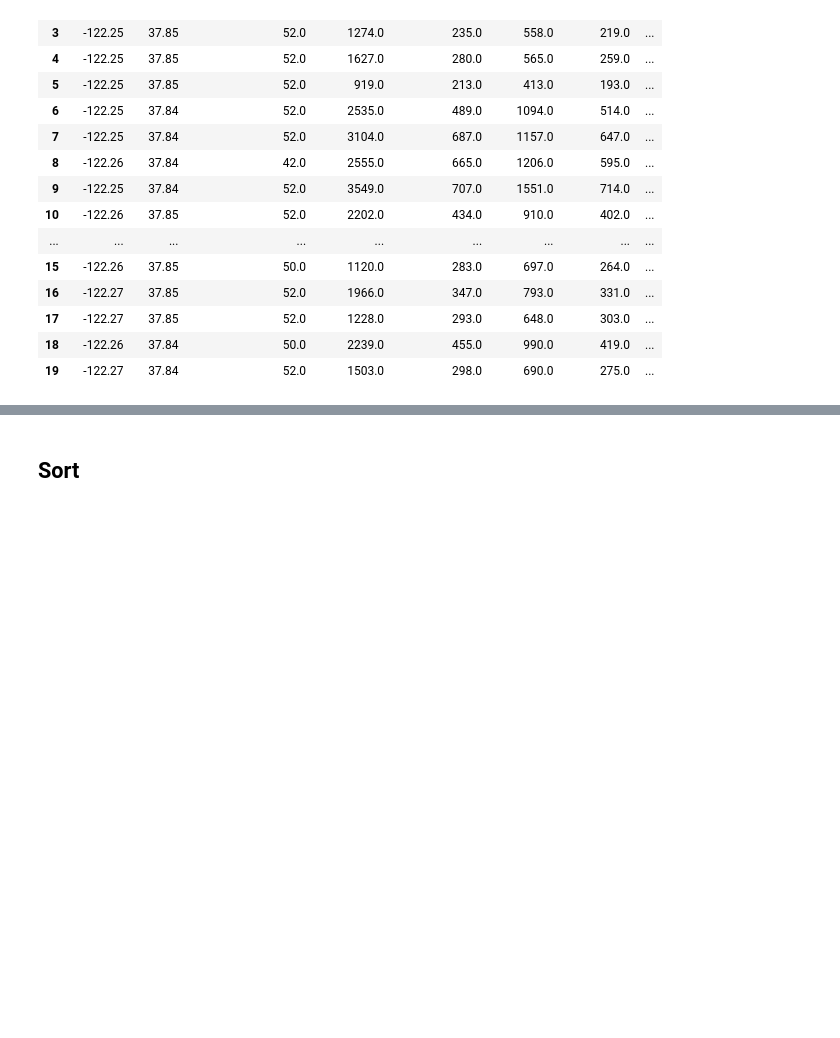
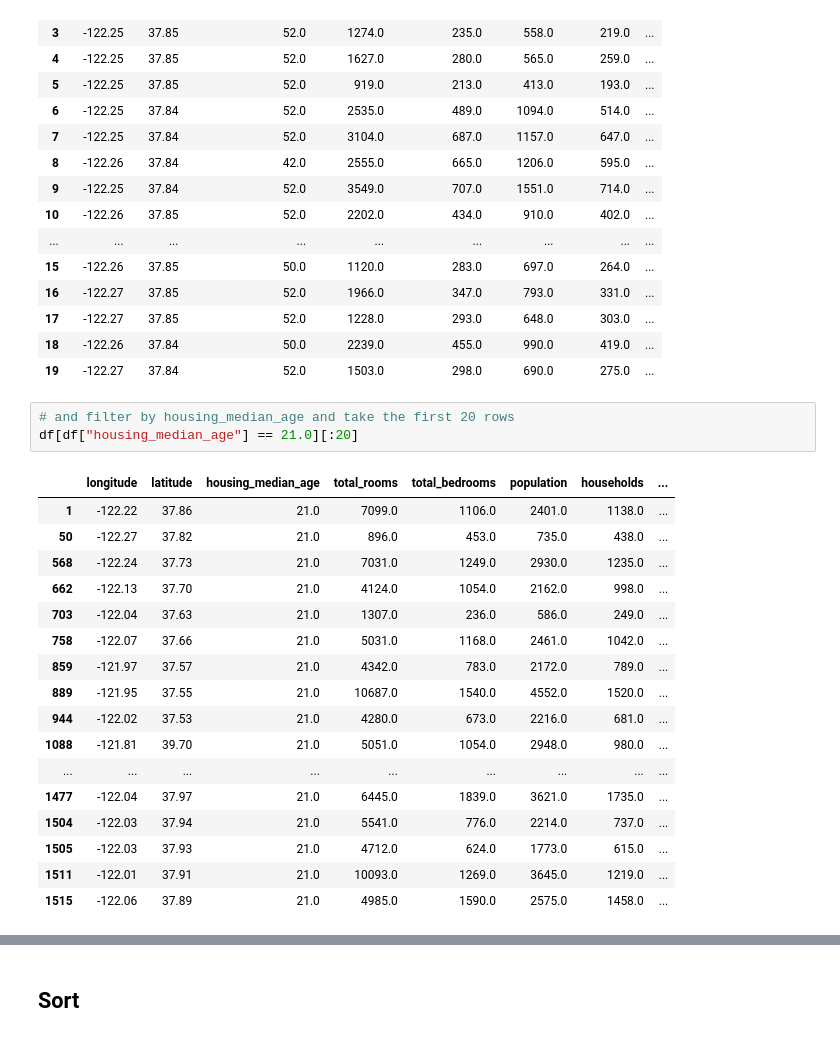
Before and after one commit to iamonmars/notebooks, a Jupyter notebook: basics/pandas/Pandas.ipynb, the cells around one changed output, grey strips where cells are left out. Cells and saved outputs as stored; diff of their text form; blank space fills up the shorter version.

```diff
--- a/basics/pandas/Pandas.ipynb
+++ b/basics/pandas/Pandas.ipynb
@@ -218,4 +248,25 @@ df.iloc[1:20]
 | 17 | -122.27 | 37.85 | 52.0 | 1228.0 | 293.0 | 648.0 | 303.0 | ... |
 | 18 | -122.26 | 37.84 | 50.0 | 2239.0 | 455.0 | 990.0 | 419.0 | ... |
 | 19 | -122.27 | 37.84 | 52.0 | 1503.0 | 298.0 | 690.0 | 275.0 | ... |
+# %%
+# and filter by housing_median_age and take the first 20 rows
+df[df["housing_median_age"] == 21.0][:20]
+# %% [output]
+|  | longitude | latitude | housing_median_age | total_rooms | total_bedrooms | population | households | ... |
+| 1 | -122.22 | 37.86 | 21.0 | 7099.0 | 1106.0 | 2401.0 | 1138.0 | ... |
+| 50 | -122.27 | 37.82 | 21.0 | 896.0 | 453.0 | 735.0 | 438.0 | ... |
+| 568 | -122.24 | 37.73 | 21.0 | 7031.0 | 1249.0 | 2930.0 | 1235.0 | ... |
+| 662 | -122.13 | 37.70 | 21.0 | 4124.0 | 1054.0 | 2162.0 | 998.0 | ... |
+| 703 | -122.04 | 37.63 | 21.0 | 1307.0 | 236.0 | 586.0 | 249.0 | ... |
+| 758 | -122.07 | 37.66 | 21.0 | 5031.0 | 1168.0 | 2461.0 | 1042.0 | ... |
+| 859 | -121.97 | 37.57 | 21.0 | 4342.0 | 783.0 | 2172.0 | 789.0 | ... |
+| 889 | -121.95 | 37.55 | 21.0 | 10687.0 | 1540.0 | 4552.0 | 1520.0 | ... |
+| 944 | -122.02 | 37.53 | 21.0 | 4280.0 | 673.0 | 2216.0 | 681.0 | ... |
+| 1088 | -121.81 | 39.70 | 21.0 | 5051.0 | 1054.0 | 2948.0 | 980.0 | ... |
+| ... | ... | ... | ... | ... | ... | ... | ... | ... |
+| 1477 | -122.04 | 37.97 | 21.0 | 6445.0 | 1839.0 | 3621.0 | 1735.0 | ... |
+| 1504 | -122.03 | 37.94 | 21.0 | 5541.0 | 776.0 | 2214.0 | 737.0 | ... |
+| 1505 | -122.03 | 37.93 | 21.0 | 4712.0 | 624.0 | 1773.0 | 615.0 | ... |
+| 1511 | -122.01 | 37.91 | 21.0 | 10093.0 | 1269.0 | 3645.0 | 1219.0 | ... |
+| 1515 | -122.06 | 37.89 | 21.0 | 4985.0 | 1590.0 | 2575.0 | 1458.0 | ... |
 # %%
```
Also changed, not shown: parts of 48 cells of this notebook, 2 other files.
